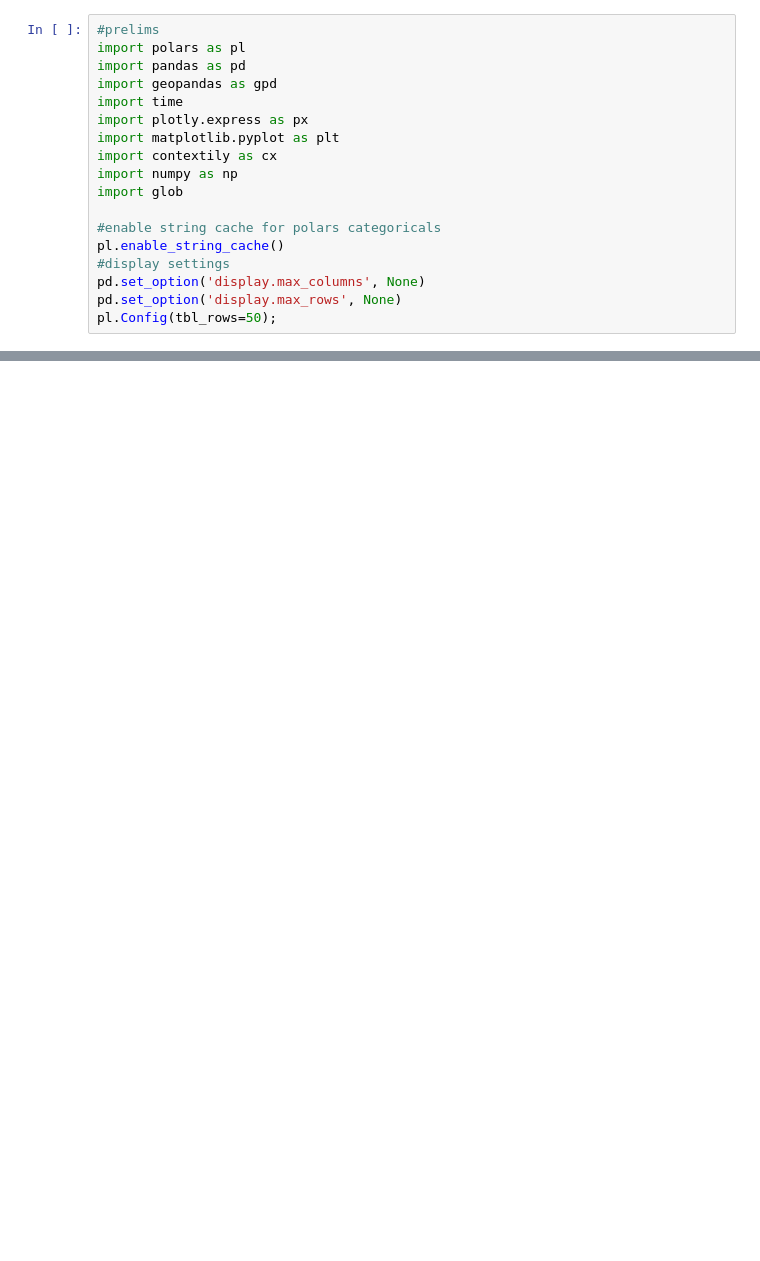
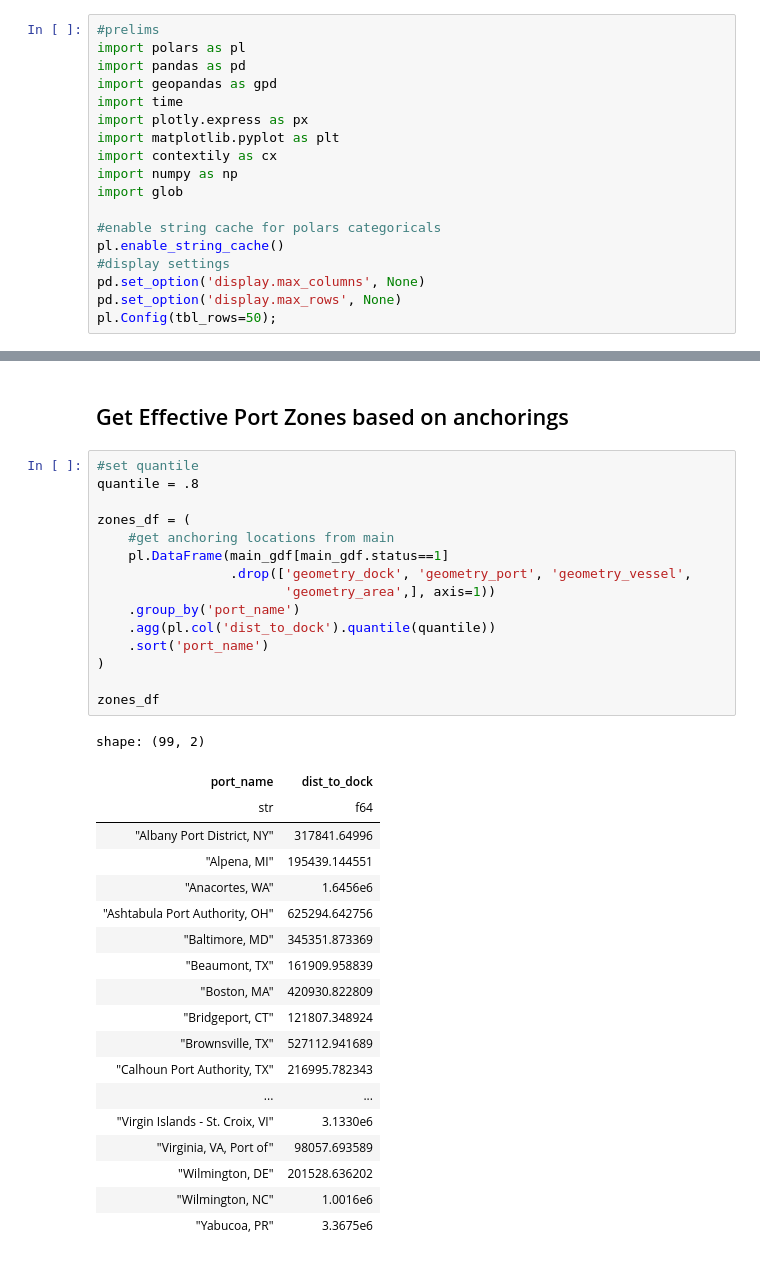
Before and after one commit to epistemetrica/Port-Performance-Project, a Jupyter notebook: sandbox.ipynb, the cells around one changed output, grey strips where cells are left out. Drawn from its saved outputs; the diff is of its cells as text; blank space fills up the shorter version.

```diff
--- a/sandbox.ipynb
+++ b/sandbox.ipynb
@@ -436,0 +351,37 @@ print(df)
+# %% [markdown]
+## Get Effective Port Zones based on anchorings
+# %%
+#set quantile
+quantile = .8
+
+zones_df = (
+    #get anchoring locations from main
+    pl.DataFrame(main_gdf[main_gdf.status==1]
+                 .drop(['geometry_dock', 'geometry_port', 'geometry_vessel',
+                        'geometry_area',], axis=1))
+    .group_by('port_name')
+    .agg(pl.col('dist_to_dock').quantile(quantile))
+    .sort('port_name')
+)
+
+zones_df
+# %% [output]
+shape: (99, 2)
+| port_name | dist_to_dock |
+| str | f64 |
+| "Albany Port District, NY" | 317841.64996 |
+| "Alpena, MI" | 195439.144551 |
+| "Anacortes, WA" | 1.6456e6 |
+| "Ashtabula Port Authority, OH" | 625294.642756 |
+| "Baltimore, MD" | 345351.873369 |
+| "Beaumont, TX" | 161909.958839 |
+| "Boston, MA" | 420930.822809 |
+| "Bridgeport, CT" | 121807.348924 |
+| "Brownsville, TX" | 527112.941689 |
+| "Calhoun Port Authority, TX" | 216995.782343 |
+| ... | ... |
+| "Virgin Islands - St. Croix, VI" | 3.1330e6 |
+| "Virginia, VA, Port of" | 98057.693589 |
+| "Wilmington, DE" | 201528.636202 |
+| "Wilmington, NC" | 1.0016e6 |
+| "Yabucoa, PR" | 3.3675e6 |
```
Also changed, not shown: parts of 44 cells of this notebook, 2 other files.
